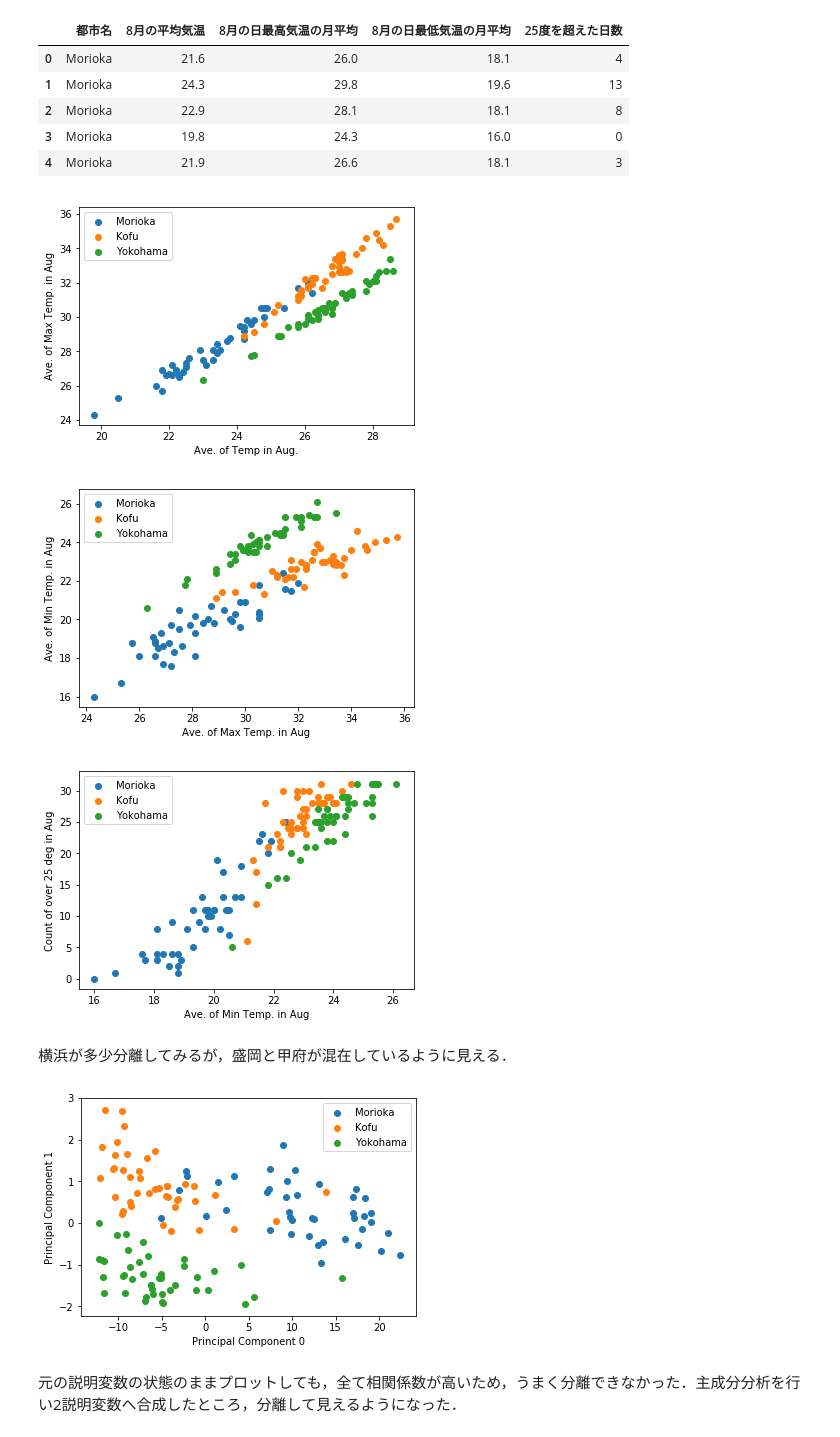
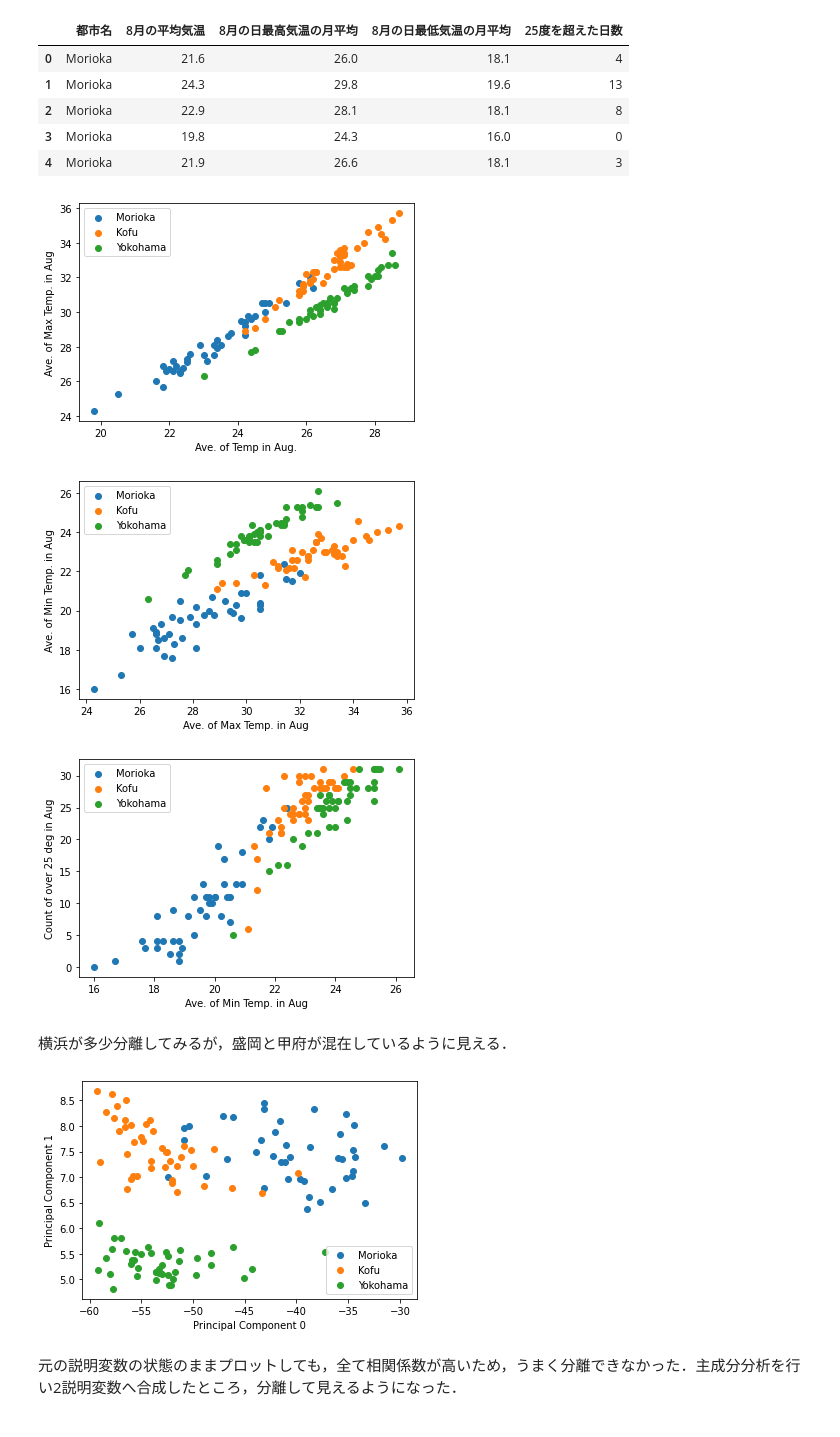
Before and after one commit to daichi-a/PythonDataAnalyzeClassMaterial, a Jupyter notebook: tohoku_kanto_temp_pca.ipynb, the cells around one changed output. Cells and saved outputs as stored; diff of their text form; code cells hidden in the pictures.

```diff
--- a/tohoku_kanto_temp_pca.ipynb
+++ b/tohoku_kanto_temp_pca.ipynb
@@ -16,0 +9,17 @@ Saving tohoku-kanto-aug.csv to tohoku-kanto-aug.csv
+# %%
+import numpy as np
+import pandas as pd
+from pandas import Series, DataFrame
+
+df = pd.read_csv('tohoku-kanto-aug.csv', encoding='SHIFT-JIS', header=2)
+# 前と同じ処理をして，抜き出しておく
+for a_column in ['青森', '秋田', '盛岡', '山形', '仙台', '福島', '水戸', '宇都宮', 'さいたま', '前橋', '甲府', '千葉', '東京', '横浜']:
+  for i in range(1, 11, 3):
+    for j in range(0, 2, 1):
+      df = df.drop(a_column + '.' + str(i + j), axis=1)
+
+df = df.drop(1)
+
+# DataFrameの中に欠損値がある場合は，0.0を代わりに入れておく
+df = df.fillna(0)
+df.head()
@@ -85,30 +101,35 @@ for i in range(1, 4, 1):
   plt.legend()
   plt.show()
 # %% [output]
-[figure, old version]
+[figure, new version]
-[figure, old version]
+[figure, new version]
-[figure, old version]
+[figure, new version]
 # %% [markdown]
 横浜が多少分離してみるが，盛岡と甲府が混在しているように見える．
 # %%
 from sklearn.decomposition import PCA
+from sklearn.preprocessing import StandardScaler
+
+# 標準化する
+scaler = StandardScaler()
+df_X2 = scaler.fit_transform(df_X1.iloc[:, 1:])
 
 # 合成変数を2次元で作る
 pca_model = PCA(n_components=2)
-pca_model.fit(df_X1.iloc[:, 1:])
+pca_model.fit(df_X2)
 # 変換行列ができたので，多次元の説明変数を2次元の合成変数に変換する
 transformed_variables = pca_model.transform(df_X1.iloc[:, 1:])
 # 使いやすいようにデータフレーム化しておく
 transformed_df = pd.DataFrame(transformed_variables)
 # 合成変数2つの散布図を描く
 for i, a_city in enumerate(choosed_cities):
   plt.scatter(transformed_df.iloc[i*42:(i+1)*42, 0], transformed_df.iloc[i*42:(i+1)*42, 1], label=a_city)
 plt.xlabel('Principal Component 0')
 plt.ylabel('Principal Component 1')
 plt.legend()
 plt.show()
 # %% [output]
-[figure, old version]
+[figure, new version]
 # %% [markdown]
 元の説明変数の状態のままプロットしても，全て相関係数が高いため，うまく分離できなかった．主成分分析を行い2説明変数へ合成したところ，分離して見えるようになった．
 # %%
```
Also changed, not shown: parts of 2 cells of this notebook.
